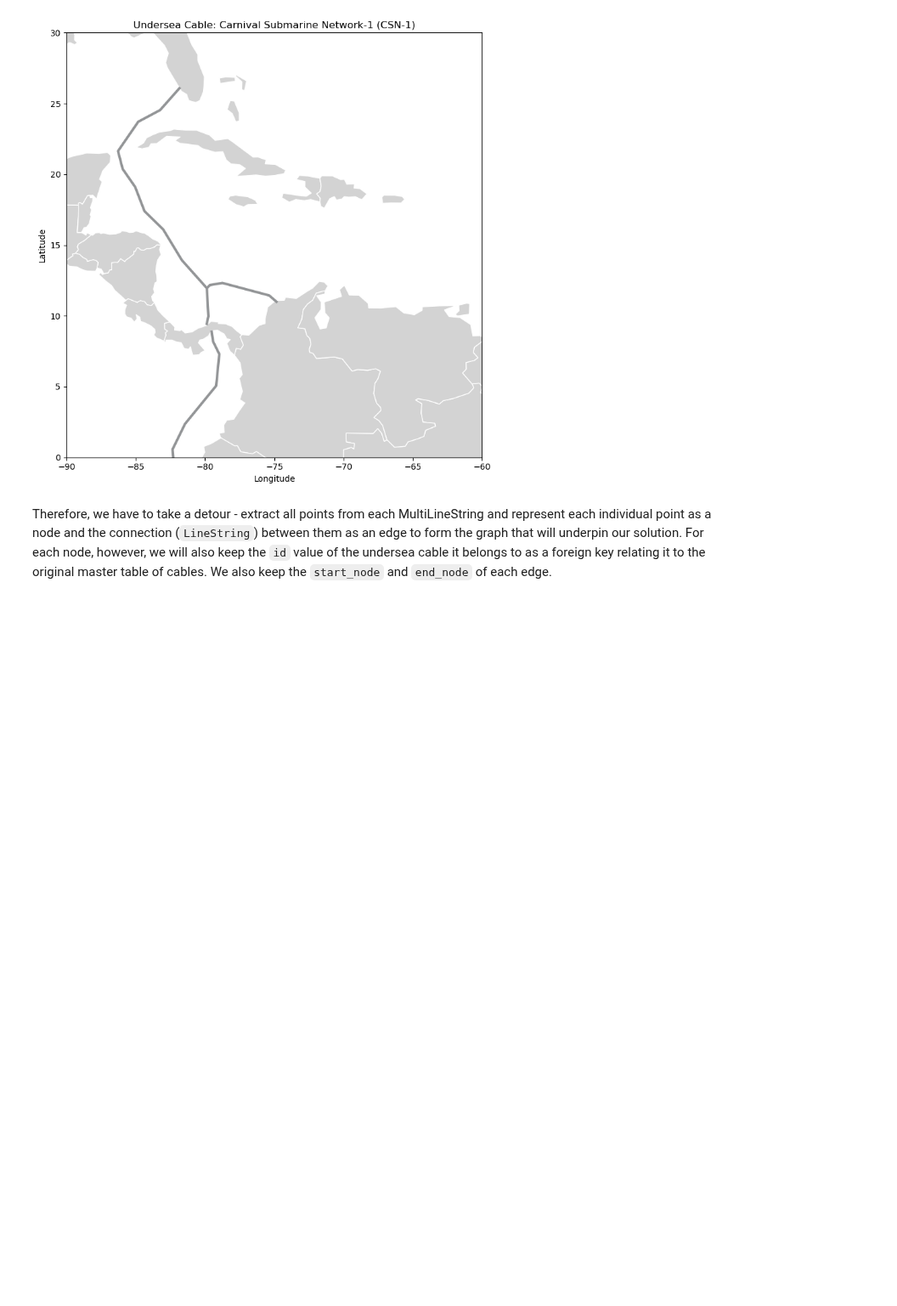
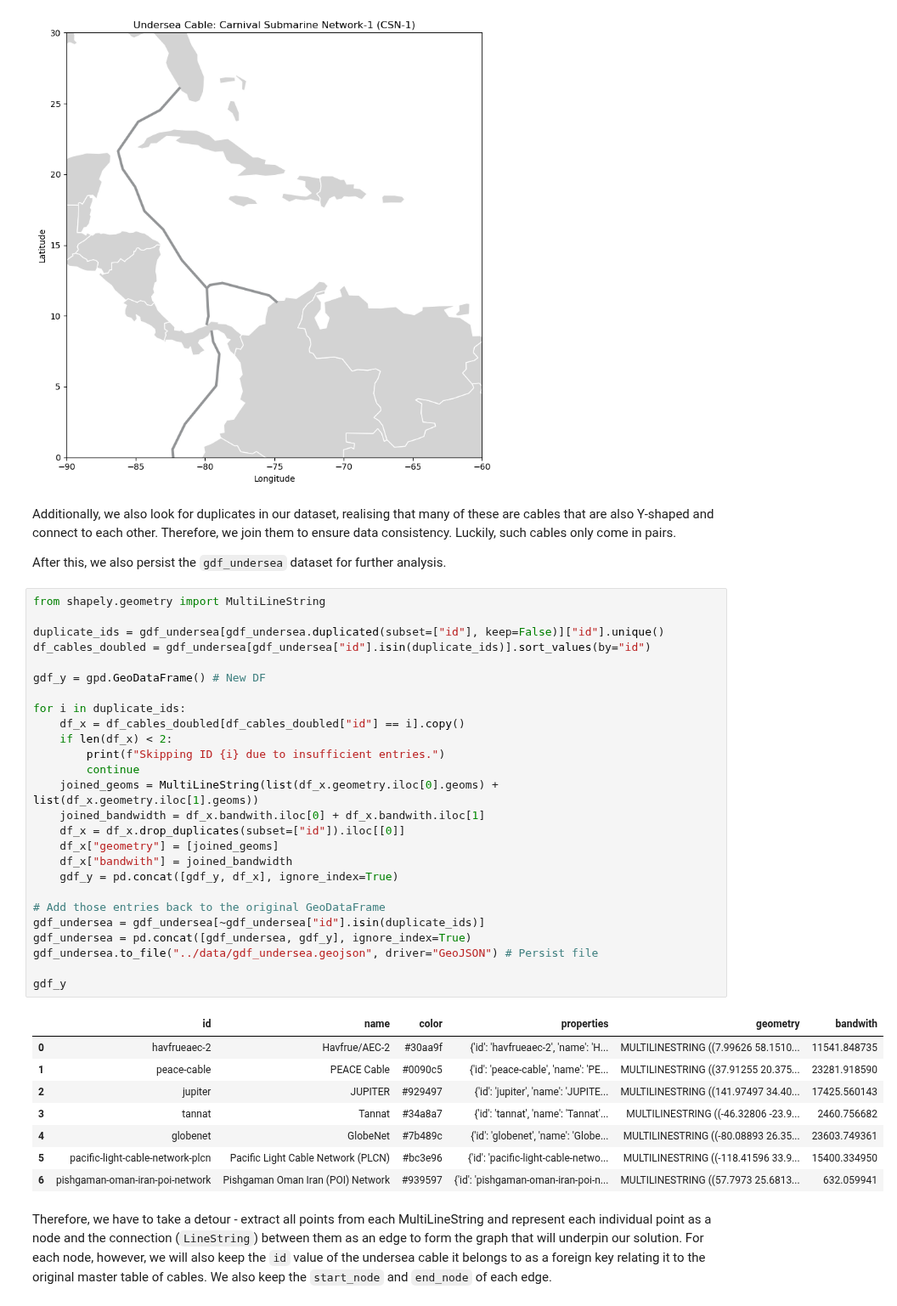
Before and after one commit to kovy21/qc-dsai, a Jupyter notebook: notebooks/1-data-preparation.ipynb, the cells around one changed output. Shown at 85% size. Cells and saved outputs as stored; diff of their text form; blank space fills up the shorter version.

```diff
--- a/notebooks/1-data-preparation.ipynb
+++ b/notebooks/1-data-preparation.ipynb
@@ -105,6 +119,45 @@ plt.tight_layout()
 plt.show()
 # %% [output]
 [figure]
+# %% [markdown]
+Additionally, we also look for duplicates in our dataset, realising that many of these are cables that are also Y-shaped and connect to each other. Therefore, we join them to ensure data consistency. Luckily, such cables only come in pairs.
+
+After this, we also persist the `gdf_undersea` dataset for further analysis.
+# %%
+from shapely.geometry import MultiLineString
+
+duplicate_ids = gdf_undersea[gdf_undersea.duplicated(subset=["id"], keep=False)]["id"].unique()
+df_cables_doubled = gdf_undersea[gdf_undersea["id"].isin(duplicate_ids)].sort_values(by="id")
+
+gdf_y = gpd.GeoDataFrame() # New DF
+
+for i in duplicate_ids:
+    df_x = df_cables_doubled[df_cables_doubled["id"] == i].copy()
+    if len(df_x) < 2:
+        print(f"Skipping ID {i} due to insufficient entries.")
+        continue
+    joined_geoms = MultiLineString(list(df_x.geometry.iloc[0].geoms) + list(df_x.geometry.iloc[1].geoms))
+    joined_bandwidth = df_x.bandwith.iloc[0] + df_x.bandwith.iloc[1]
+    df_x = df_x.drop_duplicates(subset=["id"]).iloc[[0]]
+    df_x["geometry"] = [joined_geoms]
+    df_x["bandwith"] = joined_bandwidth
+    gdf_y = pd.concat([gdf_y, df_x], ignore_index=True)
+
+# Add those entries back to the original GeoDataFrame
+gdf_undersea = gdf_undersea[~gdf_undersea["id"].isin(duplicate_ids)]
+gdf_undersea = pd.concat([gdf_undersea, gdf_y], ignore_index=True)
+gdf_undersea.to_file("../data/gdf_undersea.geojson", driver="GeoJSON") # Persist file
+
+gdf_y
+# %% [output]
+|  | id | name | color | properties | geometry | bandwith |
+| 0 | havfrueaec-2 | Havfrue/AEC-2 | #30aa9f | {'id': 'havfrueaec-2', 'name': 'H... | MULTILINESTRING ((7.99626 58.1510... | 11541.848735 |
+| 1 | peace-cable | PEACE Cable | #0090c5 | {'id': 'peace-cable', 'name': 'PE... | MULTILINESTRING ((37.91255 20.375... | 23281.918590 |
+| 2 | jupiter | JUPITER | #929497 | {'id': 'jupiter', 'name': 'JUPITE... | MULTILINESTRING ((141.97497 34.40... | 17425.560143 |
+| 3 | tannat | Tannat | #34a8a7 | {'id': 'tannat', 'name': 'Tannat'... | MULTILINESTRING ((-46.32806 -23.9... | 2460.756682 |
+| 4 | globenet | GlobeNet | #7b489c | {'id': 'globenet', 'name': 'Globe... | MULTILINESTRING ((-80.08893 26.35... | 23603.749361 |
+| 5 | pacific-light-cable-network-plcn | Pacific Light Cable Network (PLCN) | #bc3e96 | {'id': 'pacific-light-cable-netwo... | MULTILINESTRING ((-118.41596 33.9... | 15400.334950 |
+| 6 | pishgaman-oman-iran-poi-network | Pishgaman Oman Iran (POI) Network | #939597 | {'id': 'pishgaman-oman-iran-poi-n... | MULTILINESTRING ((57.7973 25.6813... | 632.059941 |
 # %% [markdown]
 Therefore, we have to take a detour - extract all points from each MultiLineString and represent each individual point as a node and the connection (`LineString`) between them as an edge to form the graph that will underpin our solution. For each node, however, we will also keep the `id` value of the undersea cable it belongs to as a foreign key relating it to the original master table of cables. We also keep the `start_node` and `end_node` of each edge.
 # %%
```
Also changed, not shown: parts of 6 cells of this notebook, 3 other files.
